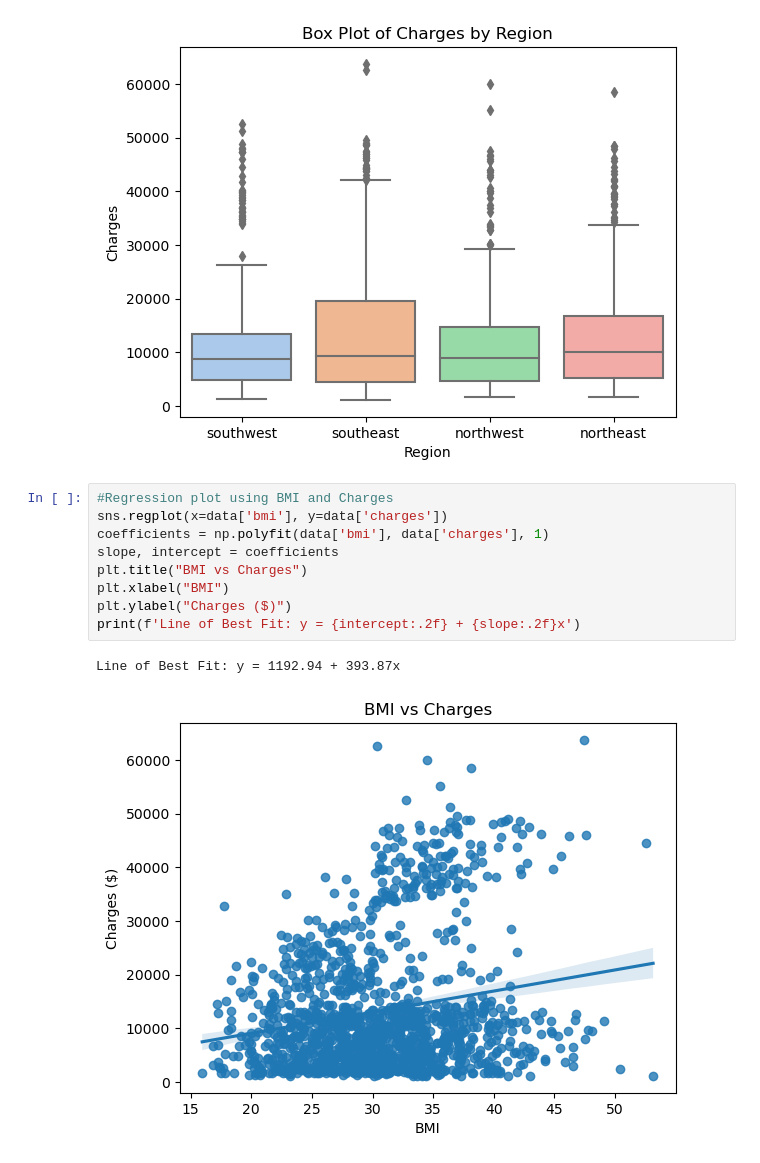
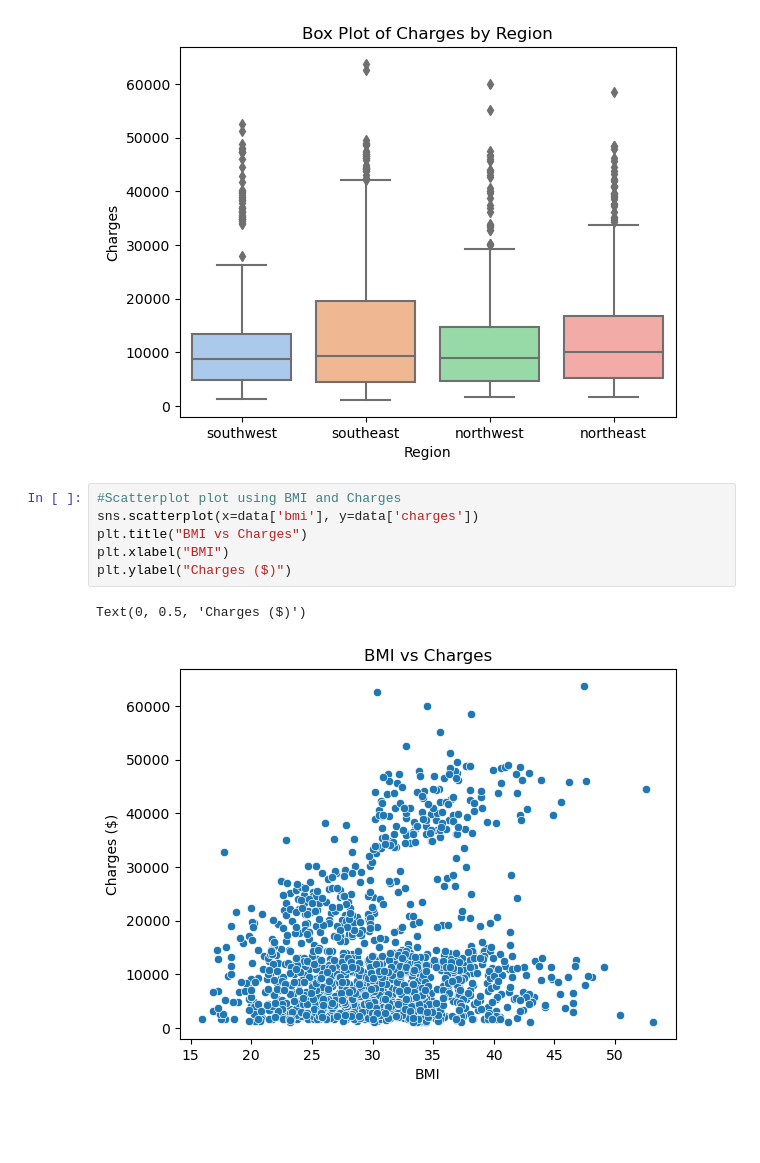
Before and after one commit to TanujaG2226/Summer-Project, a Jupyter notebook: initial-data-processing.ipynb, the cells around one changed output. Saved outputs shown, nothing was run; the diff lists cells and outputs as text; blank space fills up the shorter version.

```diff
--- a/initial-data-processing.ipynb
+++ b/initial-data-processing.ipynb
@@ -80,15 +76,12 @@ plt.ylabel('Charges')
 Text(0, 0.5, 'Charges')
 [figure]
 # %%
-#Regression plot using BMI and Charges
-sns.regplot(x=data['bmi'], y=data['charges'])
-coefficients = np.polyfit(data['bmi'], data['charges'], 1)
-slope, intercept = coefficients
+#Scatterplot plot using BMI and Charges
+sns.scatterplot(x=data['bmi'], y=data['charges'])
 plt.title("BMI vs Charges")
 plt.xlabel("BMI")
 plt.ylabel("Charges ($)")
-print(f'Line of Best Fit: y = {intercept:.2f} + {slope:.2f}x')
 # %% [output]
-Line of Best Fit: y = 1192.94 + 393.87x
+Text(0, 0.5, 'Charges ($)')
-[figure, old version]
+[figure, new version]
 # %%
```
Also changed, not shown: parts of 6 cells of this notebook, 2 other files.
